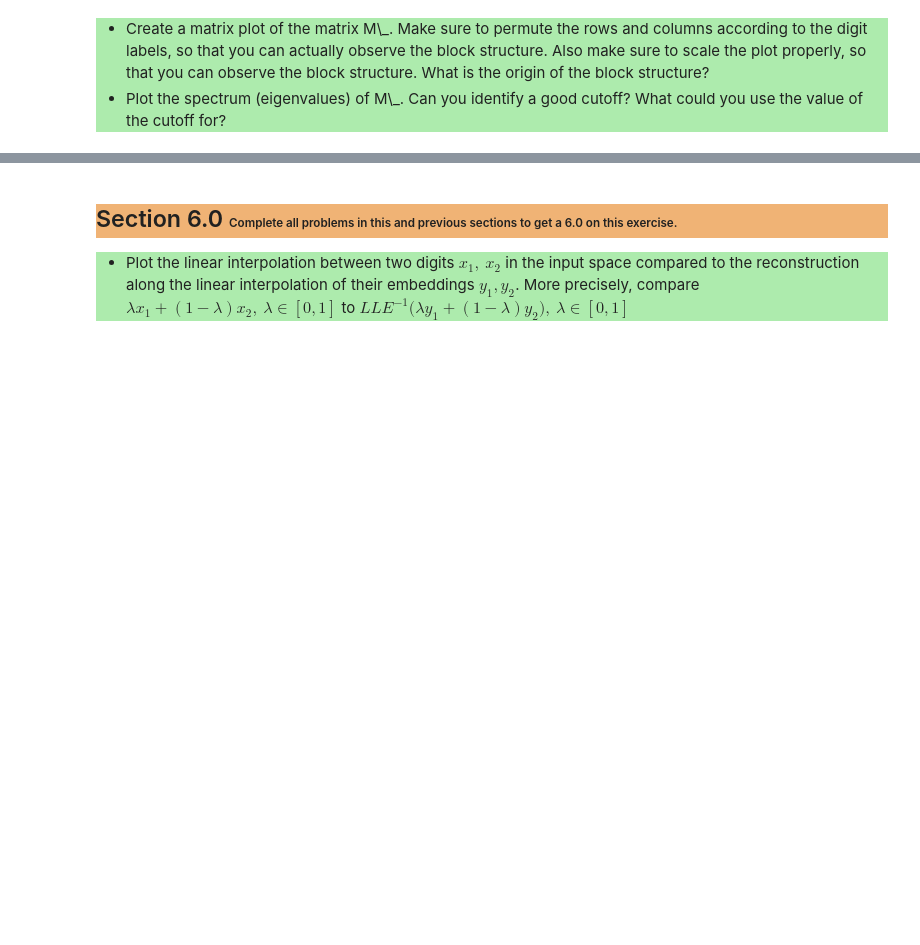
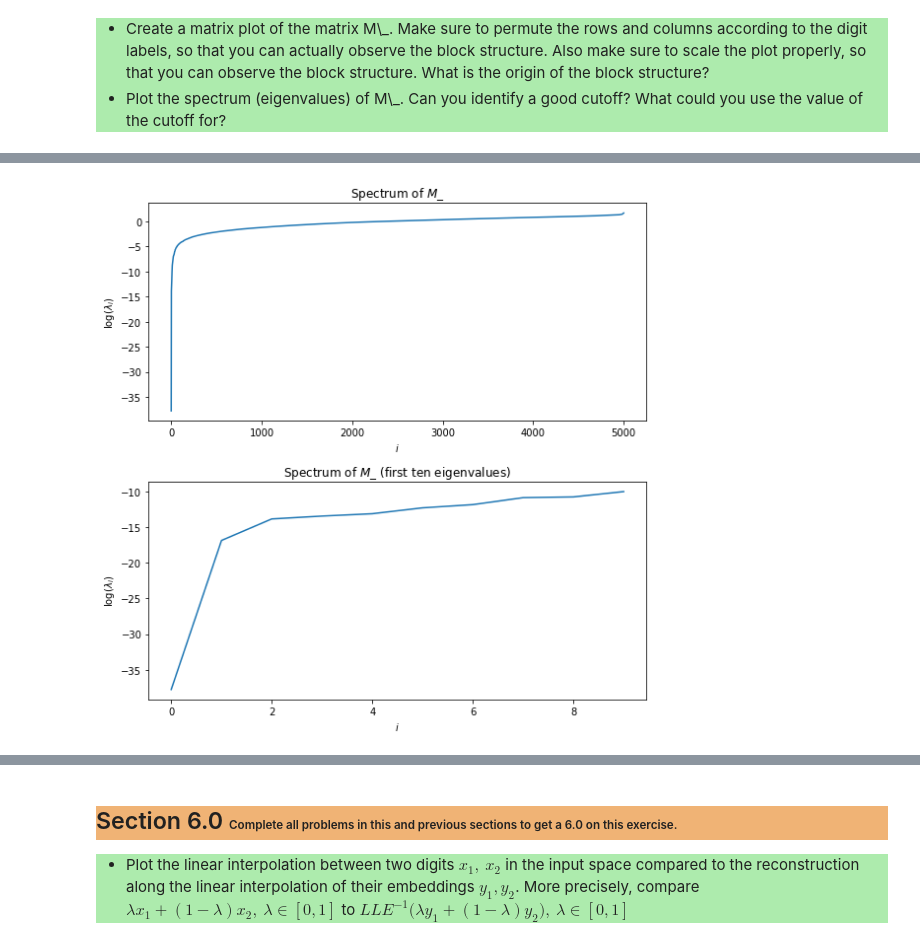
Before and after one commit to tdiggelm/eth-slt-ce-1, a Jupyter notebook: slt-ce-1.ipynb, the cells around one changed output, grey strips where cells are left out. Drawn from its saved outputs; the diff is of its cells as text; code cells hidden in the pictures; blank space fills up the shorter version.

```diff
--- a/slt-ce-1.ipynb
+++ b/slt-ce-1.ipynb
@@ -440,0 +433,17 @@ plt.colorbar()
+# %%
+plt.figure(figsize=(8,8))
+plt.subplot(211)
+plt.plot(np.log(evals))
+plt.xlabel('number of eigenvalue')
+plt.ylabel(r'$\log(\lambda_i)$')
+plt.xlabel(r'$i$')
+plt.title(r'Spectrum of $M\_$')
+plt.subplot(212)
+plt.plot(np.log(evals[:10]))
+plt.xlabel('number of eigenvalue')
+plt.ylabel(r'$\log(\lambda_i)$')
+plt.xlabel(r'$i$')
+plt.title(r'Spectrum of $M\_$ (first ten eigenvalues)')
+plt.tight_layout()
+# %% [output]
+[figure, added]
```
Also changed, not shown: parts of 14 cells of this notebook.
